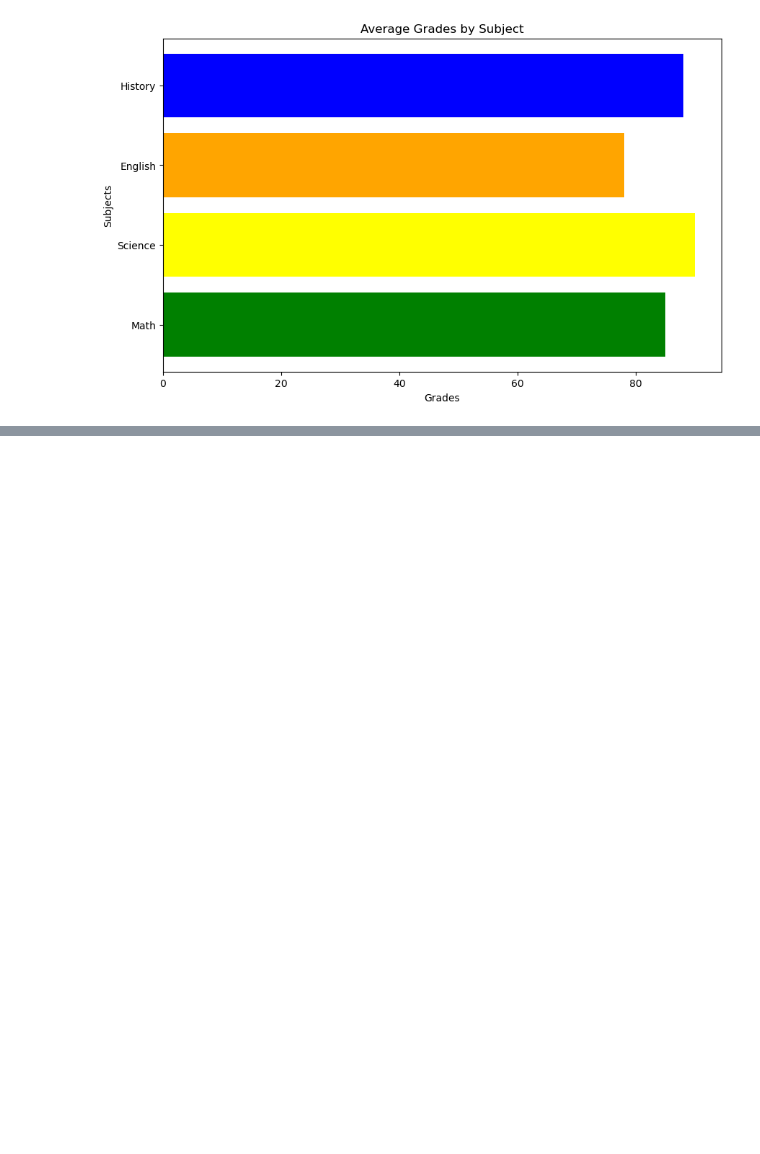
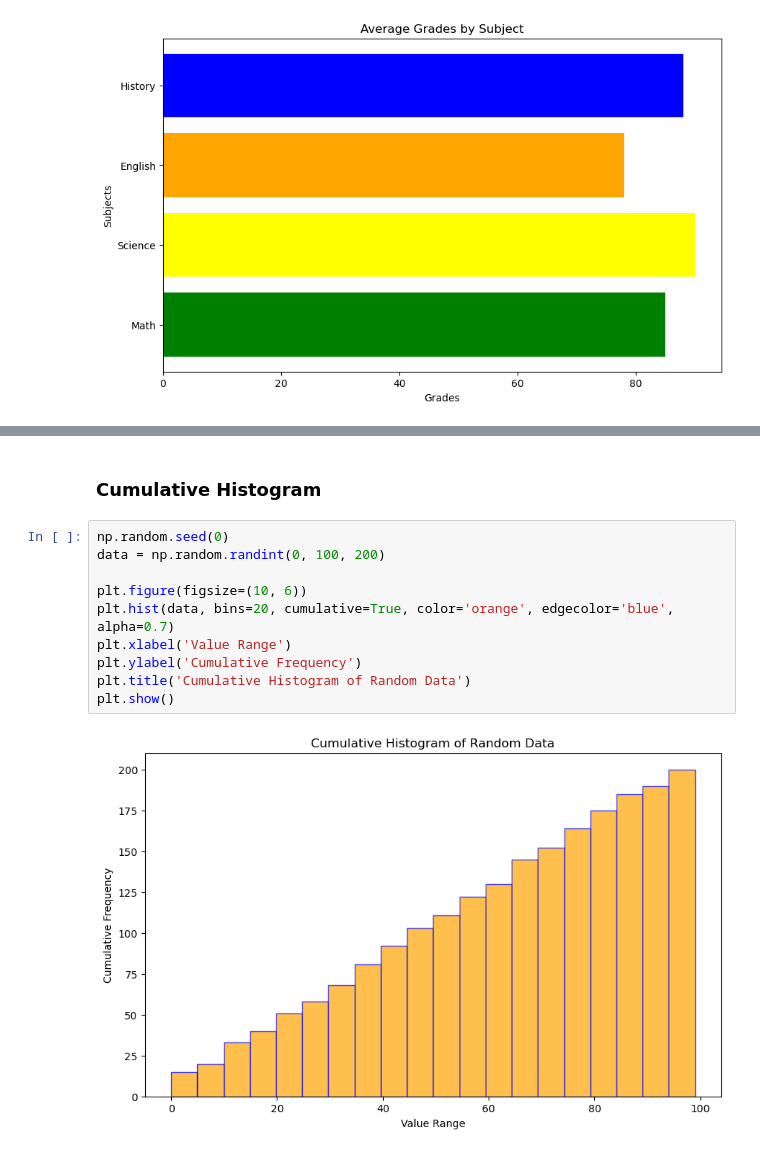
Before and after one commit to WasikAhmed/dataScience-and-ML, a Jupyter notebook: Matplotlib/01_basic_plotting.ipynb, the cells around one changed output, grey strips where cells are left out. Drawn from its saved outputs; the diff is of its cells as text; blank space fills up the shorter version.

```diff
--- a/Matplotlib/01_basic_plotting.ipynb
+++ b/Matplotlib/01_basic_plotting.ipynb
@@ -157,0 +200,14 @@ plt.show()
+# %% [markdown]
+### Cumulative Histogram
+# %%
+np.random.seed(0)
+data = np.random.randint(0, 100, 200)
+
+plt.figure(figsize=(10, 6))
+plt.hist(data, bins=20, cumulative=True, color='orange', edgecolor='blue', alpha=0.7)
+plt.xlabel('Value Range')
+plt.ylabel('Cumulative Frequency')
+plt.title('Cumulative Histogram of Random Data')
+plt.show()
+# %% [output]
+[figure, added]
```
Also changed, not shown: parts of 18 cells of this notebook.
